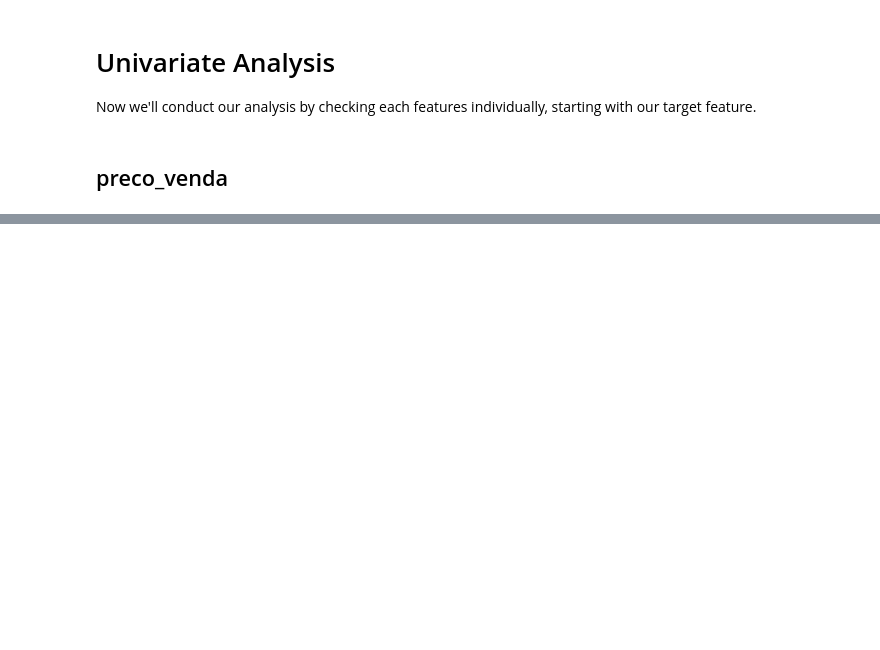
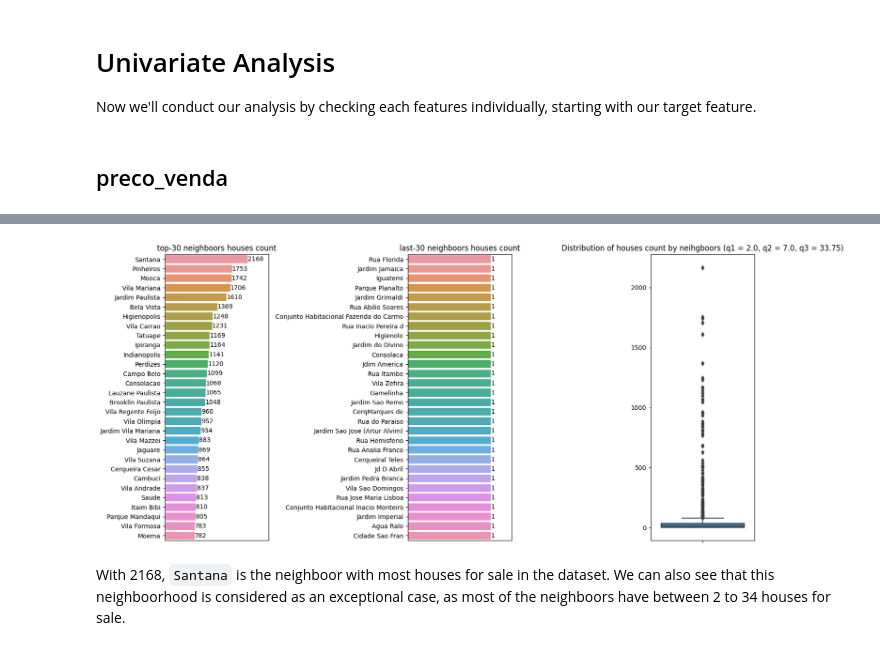
Before and after one commit to TheCamilovisk/HousePricePredictionApp, a Jupyter notebook: notebooks/02-exploratory-data-analysis.ipynb, the cells around one changed output, grey strips where cells are left out. Cells and saved outputs as stored; diff of their text form; code cells hidden in the pictures; blank space fills up the shorter version.

Commit message:
Continue with the dataset overview and the bairro feature analysis.

```diff
--- a/notebooks/02-exploratory-data-analysis.ipynb
+++ b/notebooks/02-exploratory-data-analysis.ipynb
@@ -100,0 +142,36 @@ plt.tight_layout()
+# %%
+neighs_counts = sp_house_price.bairro.value_counts()
+
+top_30_neighs = neighs_counts.head(30)
+last_30_neighs = neighs_counts.tail(30)
+
+titles = ("top-30 neighboors houses count", "last-30 neighboors houses count")
+
+_, (ax1, ax2, ax3) = plt.subplots(ncols=3, figsize=(15, 7))
+
+for title, ax, neighs in zip(titles, (ax1, ax2), (top_30_neighs, last_30_neighs)):
+
+    sns.barplot(x=neighs, y=neighs.index, ax=ax)
+
+    for p in ax.patches:
+        x = p.get_x()
+        y = p.get_y()
+        width = p.get_width()
+        height = p.get_height()
+        ax.annotate(f"{int(width)}", (width + x, y + height * 0.75), ha="left")
+
+    ax.set_xlim([0, 1.25 * neighs.values[0]])
+    ax.axes.get_xaxis().set_visible(False)
+    ax.set_title(title);
+
+sns.boxplot(y=neighs_counts, ax=ax3)
+ax3.set_ylabel("")
+
+(q1, q2, q3) = neighs_counts.quantile([0.25, 0.5, 0.75])
+ax3.set_title(f"Distribution of houses count by neihgboors (q1 = {q1}, q2 = {q2}, q3 = {q3})");
+
+plt.tight_layout()
+# %% [output]
+[figure, added]
+# %% [markdown]
+With 2168, `Santana` is the neighboor with most houses for sale in the dataset. We can also see that this neighboorhood is considered as an exceptional case, as most of the neighboors have between 2 to 34 houses for sale.
```
Also changed, not shown: parts of 12 cells of this notebook.
